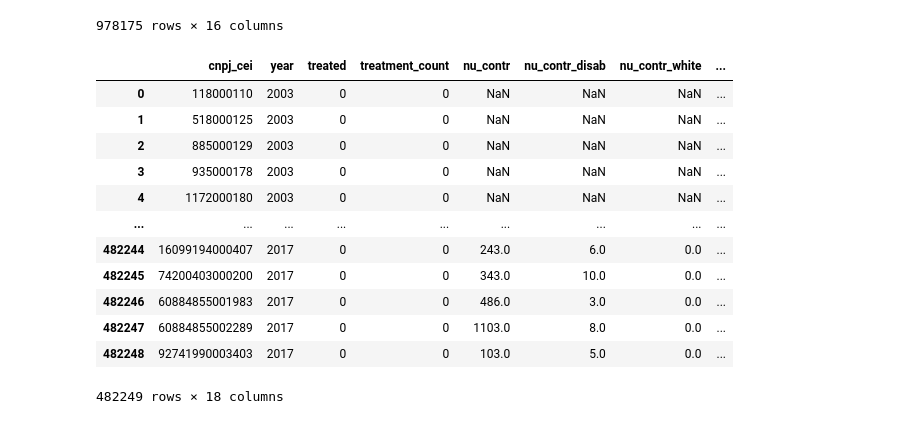
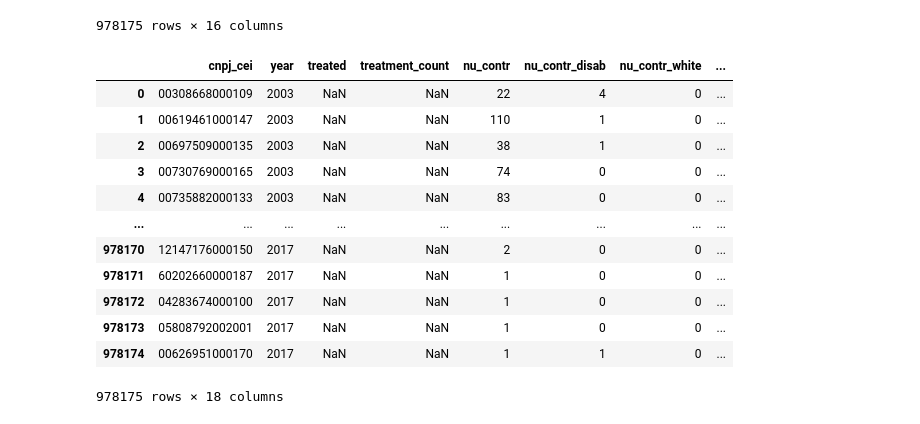
Before and after one commit to koacow/glob-s-RA, a Jupyter notebook: impact-of-disruptions-on-firms/merge_treatment_outcome.ipynb, the cells around one changed output. Cells and saved outputs as stored; diff of their text form; code cells hidden in the pictures.

Commit message:
updated brazil panel to be right join between treatment and outcomes

```diff
--- a/impact-of-disruptions-on-firms/merge_treatment_outcome.ipynb
+++ b/impact-of-disruptions-on-firms/merge_treatment_outcome.ipynb
@@ -40,19 +40,19 @@ outcome_df
 | 978174 | 00626951000170 | 2017 | 1 | 1 | 0 | 1 | 0 | ... |
 978175 rows × 16 columns
 # %%
-treatment_outcome_df = treatment_df.merge(outcome_df, on=['cnpj_cei', 'year'], how='left', validate='1:1')
+treatment_outcome_df = treatment_df.merge(outcome_df, on=['cnpj_cei', 'year'], how='right', validate='1:1')
 treatment_outcome_df
 # %% [output]
 |  | cnpj_cei | year | treated | treatment_count | nu_contr | nu_contr_disab | nu_contr_white | ... |
-| 0 | 118000110 | 2003 | 0 | 0 | NaN | NaN | NaN | ... |
-| 1 | 518000125 | 2003 | 0 | 0 | NaN | NaN | NaN | ... |
-| 2 | 885000129 | 2003 | 0 | 0 | NaN | NaN | NaN | ... |
-| 3 | 935000178 | 2003 | 0 | 0 | NaN | NaN | NaN | ... |
-| 4 | 1172000180 | 2003 | 0 | 0 | NaN | NaN | NaN | ... |
+| 0 | 00308668000109 | 2003 | NaN | NaN | 22 | 4 | 0 | ... |
+| 1 | 00619461000147 | 2003 | NaN | NaN | 110 | 1 | 0 | ... |
+| 2 | 00697509000135 | 2003 | NaN | NaN | 38 | 1 | 0 | ... |
+| 3 | 00730769000165 | 2003 | NaN | NaN | 74 | 0 | 0 | ... |
+| 4 | 00735882000133 | 2003 | NaN | NaN | 83 | 0 | 0 | ... |
 | ... | ... | ... | ... | ... | ... | ... | ... | ... |
-| 482244 | 16099194000407 | 2017 | 0 | 0 | 243.0 | 6.0 | 0.0 | ... |
-| 482245 | 74200403000200 | 2017 | 0 | 0 | 343.0 | 10.0 | 0.0 | ... |
-| 482246 | 60884855001983 | 2017 | 0 | 0 | 486.0 | 3.0 | 0.0 | ... |
-| 482247 | 60884855002289 | 2017 | 0 | 0 | 1103.0 | 8.0 | 0.0 | ... |
-| 482248 | 92741990003403 | 2017 | 0 | 0 | 103.0 | 5.0 | 0.0 | ... |
+| 978170 | 12147176000150 | 2017 | NaN | NaN | 2 | 0 | 0 | ... |
+| 978171 | 60202660000187 | 2017 | NaN | NaN | 1 | 0 | 0 | ... |
+| 978172 | 04283674000100 | 2017 | NaN | NaN | 1 | 0 | 0 | ... |
+| 978173 | 05808792002001 | 2017 | NaN | NaN | 1 | 0 | 0 | ... |
+| 978174 | 00626951000170 | 2017 | NaN | NaN | 1 | 1 | 0 | ... |
-482249 rows × 18 columns
+978175 rows × 18 columns
```
Also changed, not shown: parts of 3 cells of this notebook.
